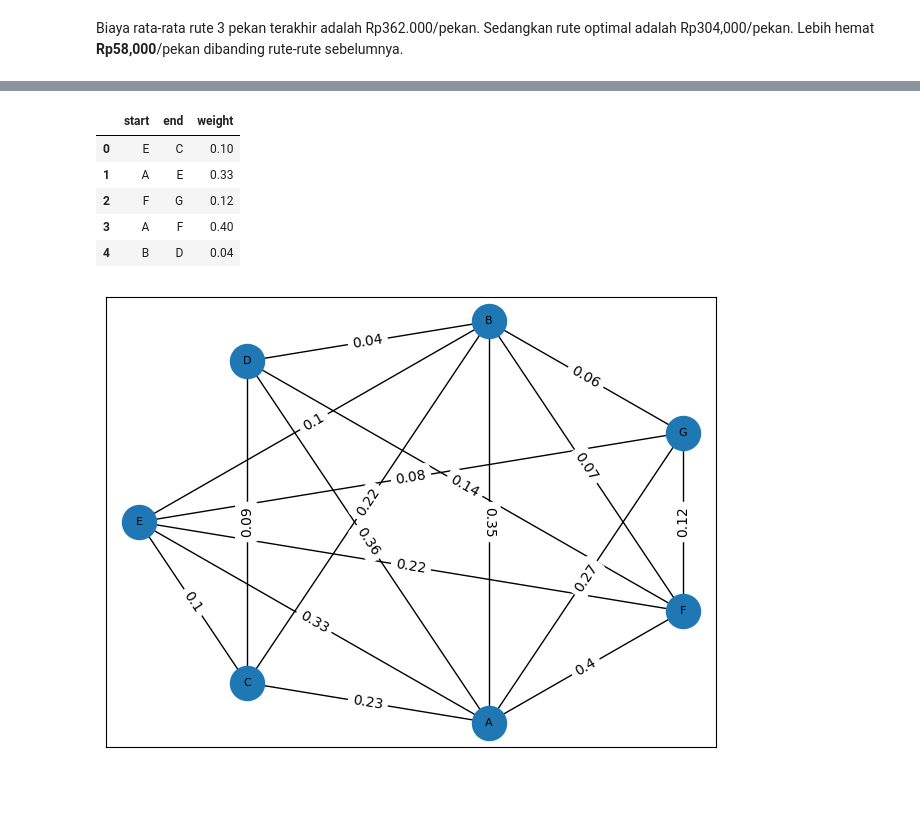
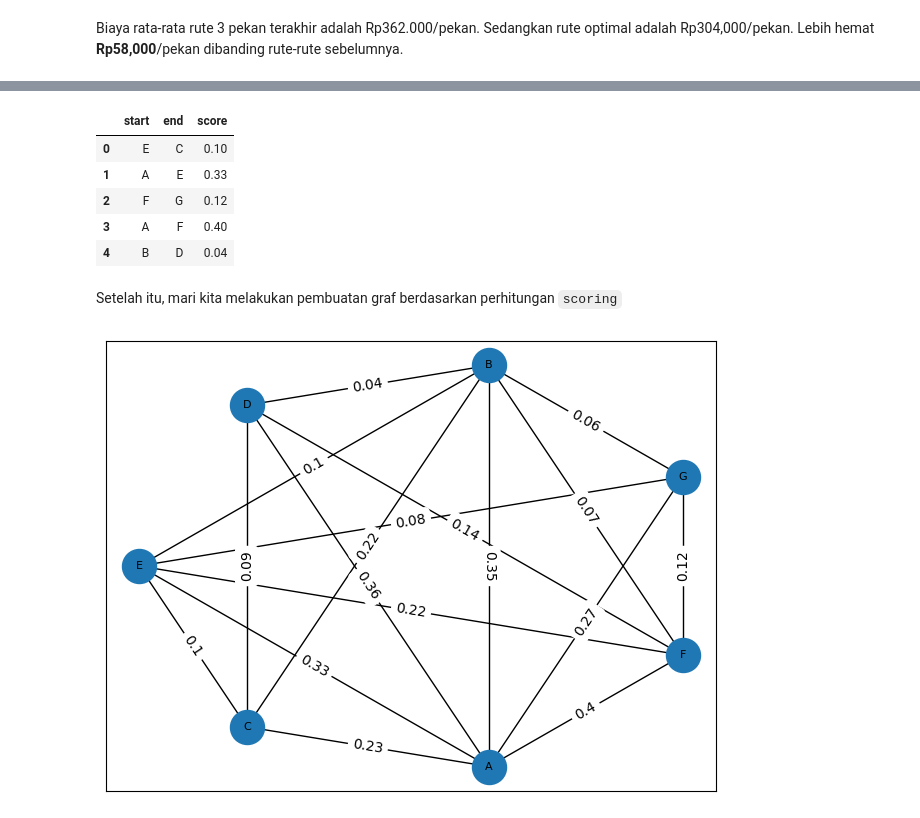
Before and after one commit to IrfanChairurrachman/dijkstra_bulog, a Jupyter notebook: Optimal_Route.ipynb, the cells around one changed output, grey strips where cells are left out. Saved outputs shown, nothing was run; the diff lists cells and outputs as text; code cells hidden in the pictures; blank space fills up the shorter version.

```diff
--- a/Optimal_Route.ipynb
+++ b/Optimal_Route.ipynb
@@ -1332,0 +1358,3 @@ records_new.head(3)
+# %%
+# Copy dataframe baru
+records_prio = records_new.copy()
@@ -1344,19 +1392,24 @@ records_new.head()
 # %%
-records_new['weight'] = \
-    records_new['add_cost_norm'] * 0.5 + \
-    records_new['cost_refri_norm'] * 0.2 + \
-    records_new['cost_fuel_norm'] * 0.3
+# Melakukan scoring berdasarkan weight
+records_prio['score'] = \
+    records_prio['add_cost_norm'] * 0.5 + \
+    records_prio['cost_refri_norm'] * 0.2 + \
+    records_prio['cost_fuel_norm'] * 0.3
 
-records_new['weight'] = records_new['weight'].round(2)
+# Pembulatan hasil scoring
+records_prio['score'] = records_prio['score'].round(2)
 
-data_prio = records_new[['start', 'end', 'weight']]
+# Mengambil kolom yang dibutuhkan untuk membuat graf
+data_prio = records_prio[['start', 'end', 'score']]
 
 data_prio.head()
 # %% [output]
-|  | start | end | weight |
+|  | start | end | score |
 | 0 | E | C | 0.10 |
 | 1 | A | E | 0.33 |
 | 2 | F | G | 0.12 |
 | 3 | A | F | 0.40 |
 | 4 | B | D | 0.04 |
+# %% [markdown]
+Setelah itu, mari kita melakukan pembuatan graf berdasarkan perhitungan `scoring`
 # %%
```
Also changed, not shown: parts of 23 cells of this notebook.
